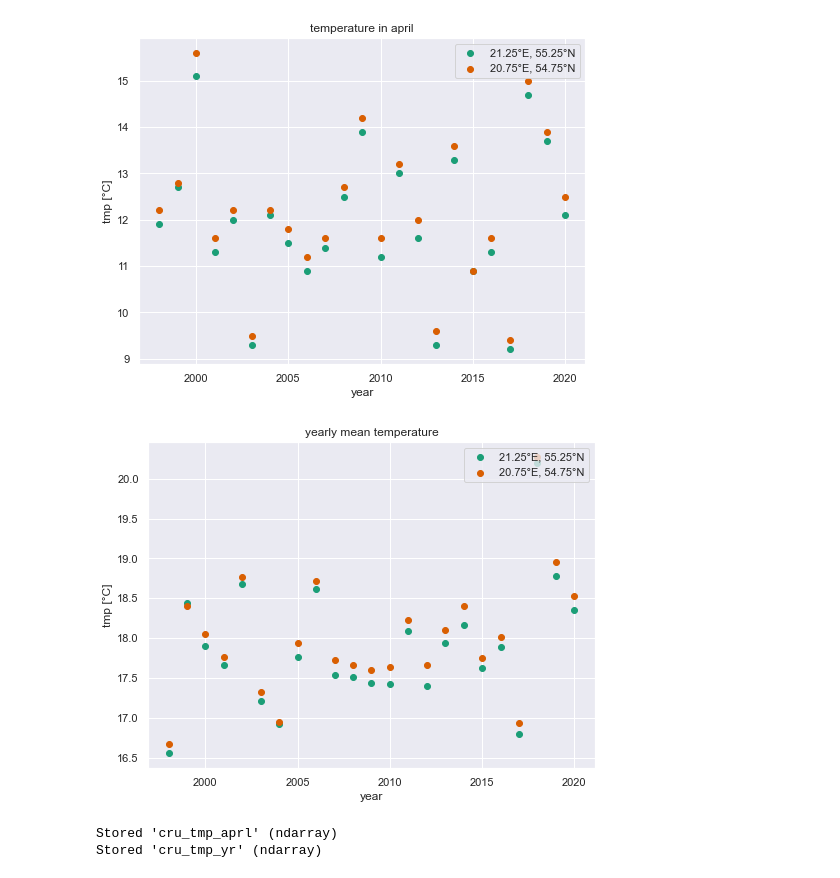
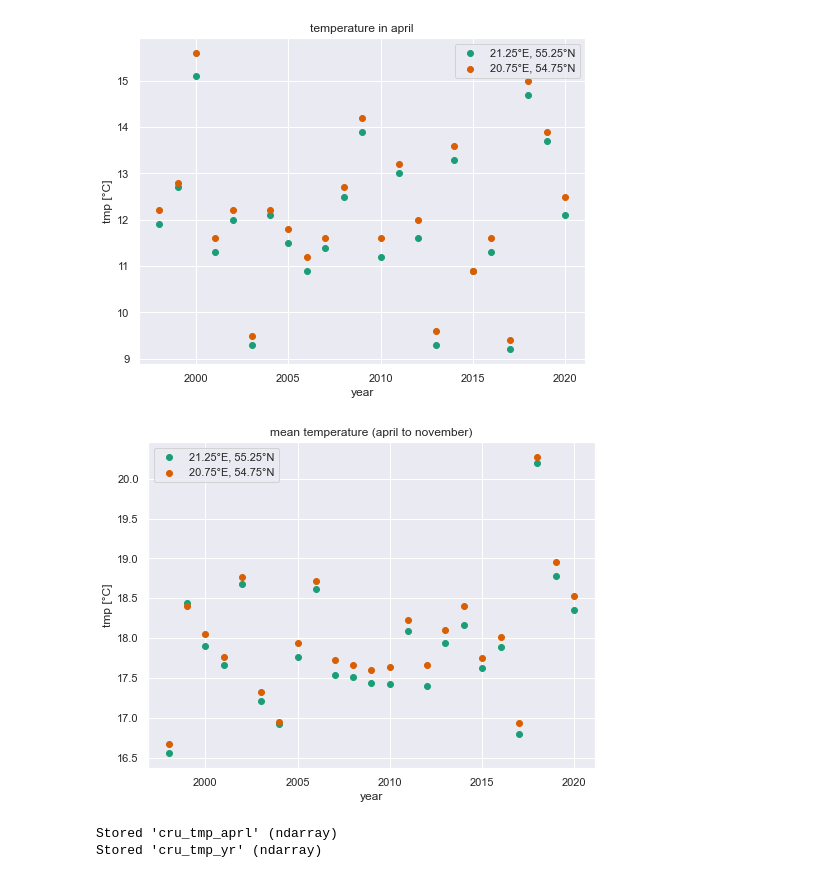
Before and after one commit to gtlab-barcelona/robert, a Jupyter notebook: data-exploration_first-last/code/6-import-CRU-data.ipynb, the cells around one changed output. Cells and saved outputs as stored; diff of their text form; code cells hidden in the pictures.

```diff
--- a/data-exploration_first-last/code/6-import-CRU-data.ipynb
+++ b/data-exploration_first-last/code/6-import-CRU-data.ipynb
@@ -237,9 +237,10 @@ def mean_tmp_per_year(tmp):
     j = 0
     for i in range(len(tmp)):
         # "cru_date" and "cru_tmp" have same shape of (1440,)
-        if cru_date[i].year == yrs[j] and cru_date[i].month == 4:
-            yr_tmp[j] = np.mean(tmp[i:i+7])
-            if yrs[j] == 2020:
+        if cru_date[i].year == yrs[j] and cru_date[i].month == 4: # april (4) to
+            yr_tmp[j] = np.mean(tmp[i:i+7])                       # end of october (+7)
+            # exit loop to prevent "out-of-bound" error in yrs[j]
+            if yrs[j] == ylast:
                 break
             j += 1
     return yr_tmp
@@ -297,14 +298,14 @@ plt.show()
 # %%
 fig, ax = plt.subplots(figsize=(8,6))
 ax.scatter(yrs, yr_tmp1, label=f'{lon1}°E, {lat1}°N')
 ax.scatter(yrs, yr_tmp2, label=f'{lon2}°E, {lat2}°N')
 ax.set_xlabel('year')
 ax.set_ylabel('tmp [°C]')
-ax.set_title('yearly mean temperature')
-ax.legend(loc='upper right')
+ax.set_title('mean temperature (april to november)')
+ax.legend(loc='upper left')
 plt.show()
 # %% [output]
-[figure, old version]
+[figure, new version]
 # %%
 # save tmp from cru ts dataset
 # https://ipython.org/ipython-doc/rel-0.12/config/extensions/storemagic.html
```
Also changed, not shown: parts of 1 cell of this notebook, 12 other files.
